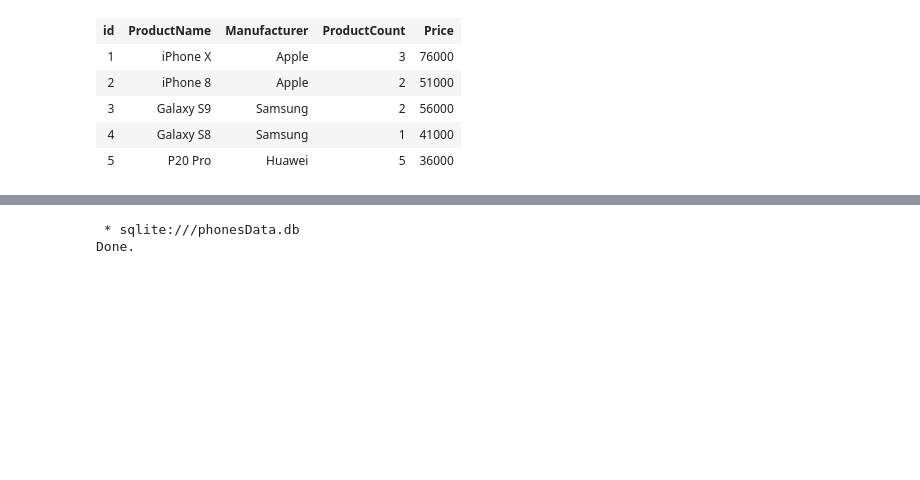
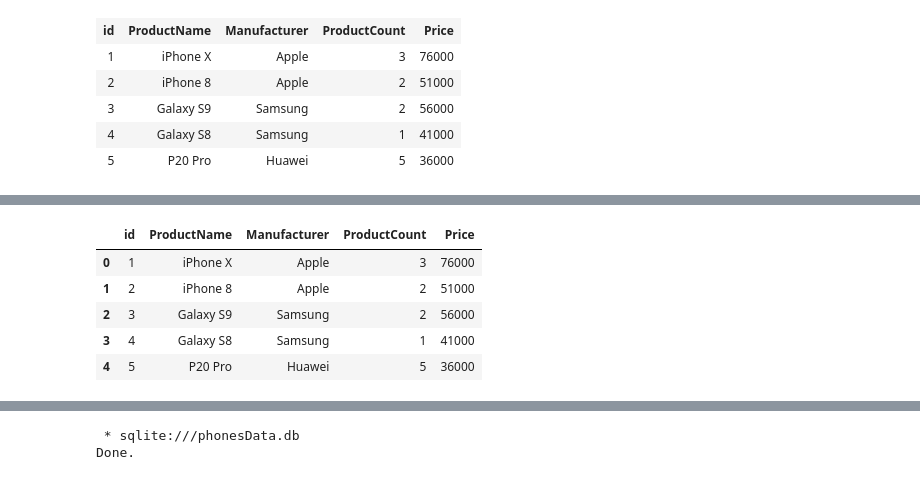
Before and after one commit to MrsMystique/python-repo, a Jupyter notebook: sqlmagic/sql magic.ipynb, the cells around one changed output, grey strips where cells are left out. Cells and saved outputs as stored; diff of their text form; code cells hidden in the pictures; blank space fills up the shorter version.

```diff
--- a/sqlmagic/sql magic.ipynb
+++ b/sqlmagic/sql magic.ipynb
@@ -41,0 +61,12 @@ Done.
+# %%
+df = pd.DataFrame(result)
+headers = ['id','ProductName','Manufacturer','ProductCount','Price']
+df.columns=headers
+df.head(8)
+# %% [output]
+|  | id | ProductName | Manufacturer | ProductCount | Price |
+| 0 | 1 | iPhone X | Apple | 3 | 76000 |
+| 1 | 2 | iPhone 8 | Apple | 2 | 51000 |
+| 2 | 3 | Galaxy S9 | Samsung | 2 | 56000 |
+| 3 | 4 | Galaxy S8 | Samsung | 1 | 41000 |
+| 4 | 5 | P20 Pro | Huawei | 5 | 36000 |
```
Also changed, not shown: parts of 4 cells of this notebook, 1 other file.
